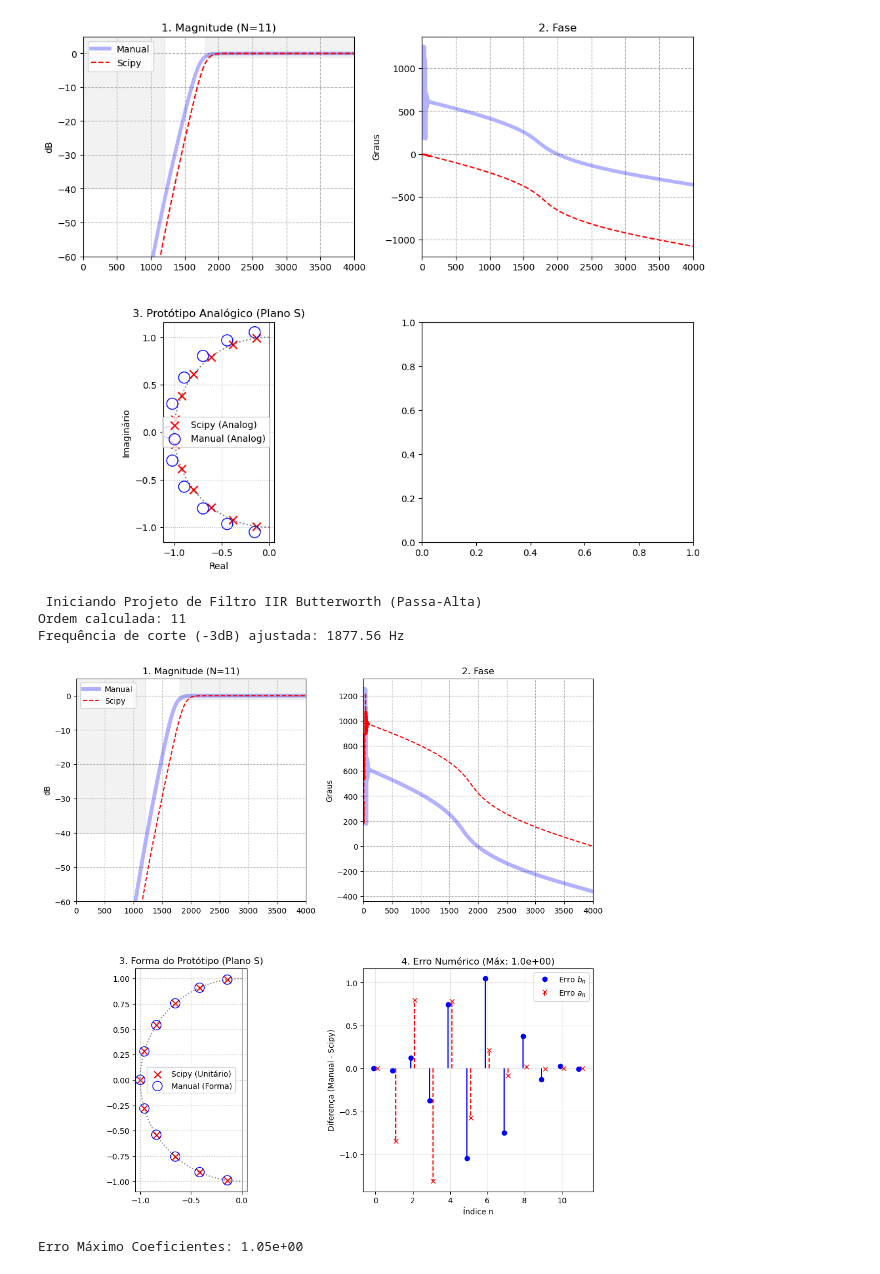
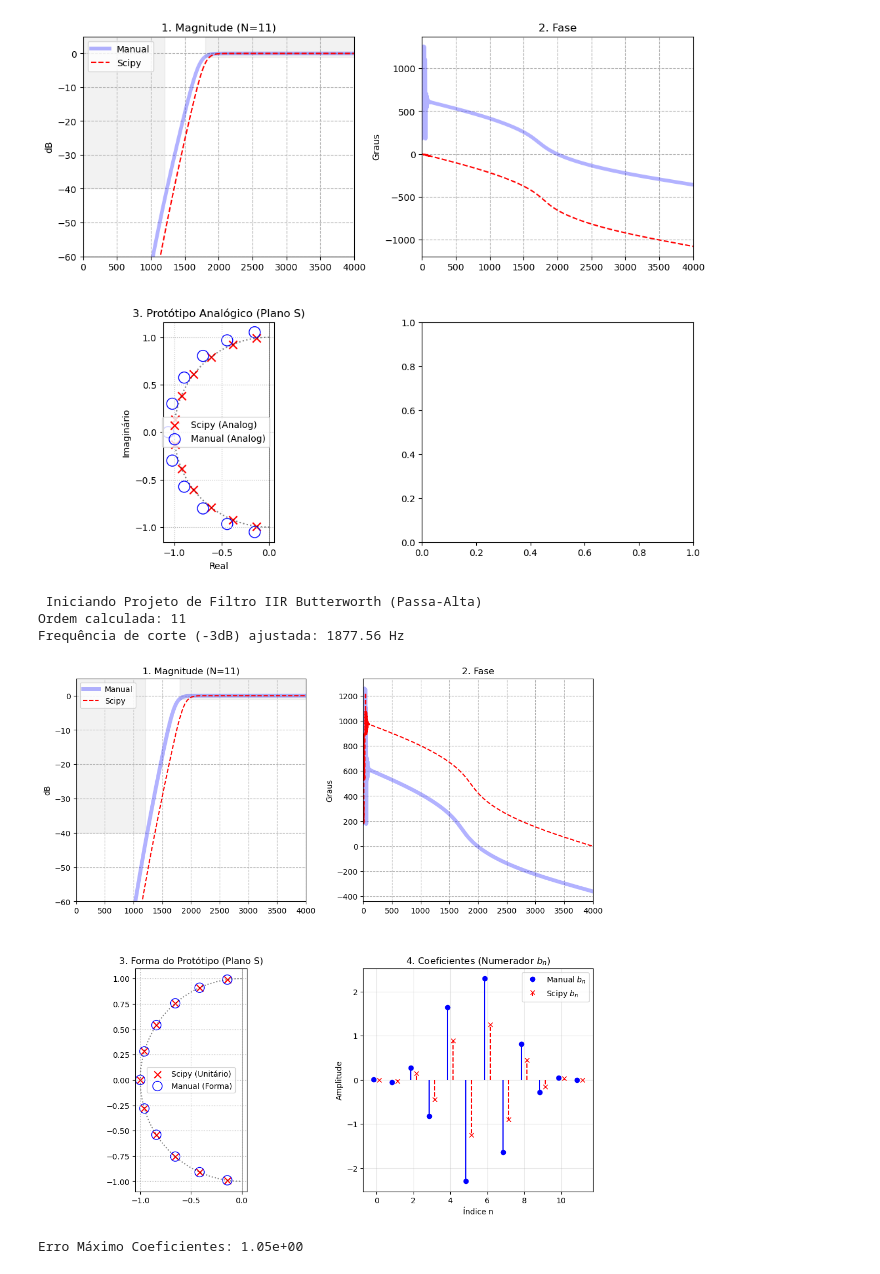
Before and after one commit to elmerfariass/DSPcap, a Jupyter notebook: Cap4-5-6.ipynb, the cells around one changed output. Cells and saved outputs as stored; diff of their text form; code cells hidden in the pictures.

```diff
--- a/Cap4-5-6.ipynb
+++ b/Cap4-5-6.ipynb
@@ -1061,39 +1061,41 @@ ax3.scatter(np.real(p_proto), np.imag(p_proto), s=80, marker='x', color='r', lab
 raio_man = np.mean(np.abs(p_man))
 p_man_norm = p_man / raio_man
 ax3.scatter(np.real(p_man_norm), np.imag(p_man_norm), s=150, marker='o',
             facecolors='none', edgecolors='b', label='Manual (Forma)')
 
 theta = np.linspace(np.pi/2, 3*np.pi/2, 100)
 ax3.plot(np.cos(theta), np.sin(theta), 'k:', alpha=0.5)
 ax3.set_title('3. Forma do Protótipo (Plano S)')
 ax3.axvline(0, color='k', linewidth=0.5)
 ax3.set_aspect('equal')
 ax3.legend()
 ax3.grid(True, linestyle=':')
 
 # Usando STEM para ver o erro discreto (muito melhor que linha)
 ax4 = fig.add_subplot(gs[1, 1])
 
-# Cálculo do erro
-err_b = b_man - b_sci
-err_a = a_man - a_sci
 indices = np.arange(len(b_man))
-ax4.stem(indices - 0.1, err_b, linefmt='b-', markerfmt='bo', basefmt=' ', label='Erro $b_n$')
-ax4.stem(indices + 0.1, err_a, linefmt='r--', markerfmt='rx', basefmt=' ', label='Erro $a_n$')
+deslocamento = 0.15 # Pequeno shift para ver os dois lado a lado
 
-ax4.set_title(f'4. Erro Numérico (Máx: {np.max(np.abs(err_b)):.1e})')
-ax4.set_ylabel('Diferença (Manual - Scipy)')
+# Plota coeficientes Manual (Azul, deslocado para esquerda)
+ax4.stem(indices - deslocamento, b_man, linefmt='b-', markerfmt='bo', basefmt=' ', label='Manual $b_n$')
+
+# Plota coeficientes Scipy (Vermelho, deslocado para direita)
+ax4.stem(indices + deslocamento, b_sci, linefmt='r--', markerfmt='rx', basefmt=' ', label='Scipy $b_n$')
+
+ax4.set_title('4. Coeficientes (Numerador $b_n$)')
+ax4.set_ylabel('Amplitude')
 ax4.set_xlabel('Índice n')
 ax4.legend()
 ax4.grid(True, alpha=0.3)
 
 plt.tight_layout()
 plt.show()
 
 print(f"Erro Máximo Coeficientes: {np.max(np.abs(err_b)):.2e}")
 # %% [output]
  Iniciando Projeto de Filtro IIR Butterworth (Passa-Alta)
 Ordem calculada: 11
 Frequência de corte (-3dB) ajustada: 1877.56 Hz
-[figure, old version]
+[figure, new version]
 Erro Máximo Coeficientes: 1.05e+00
```
Also changed, not shown: parts of 1 cell of this notebook.
